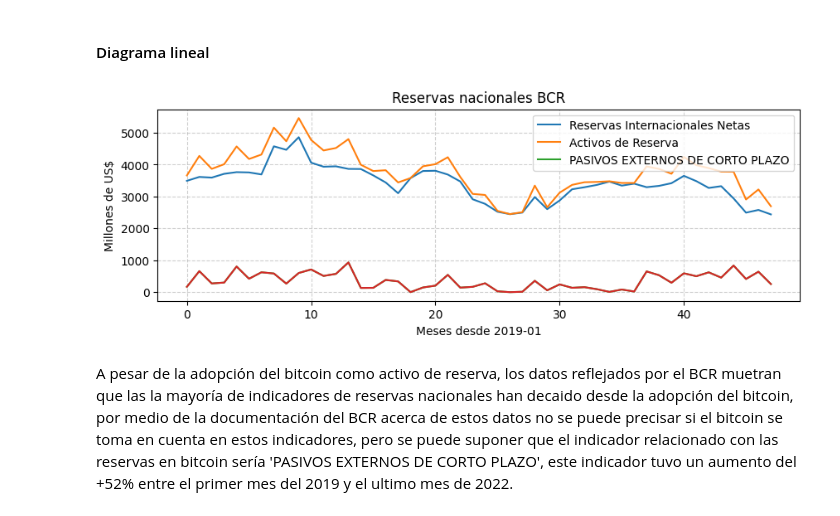
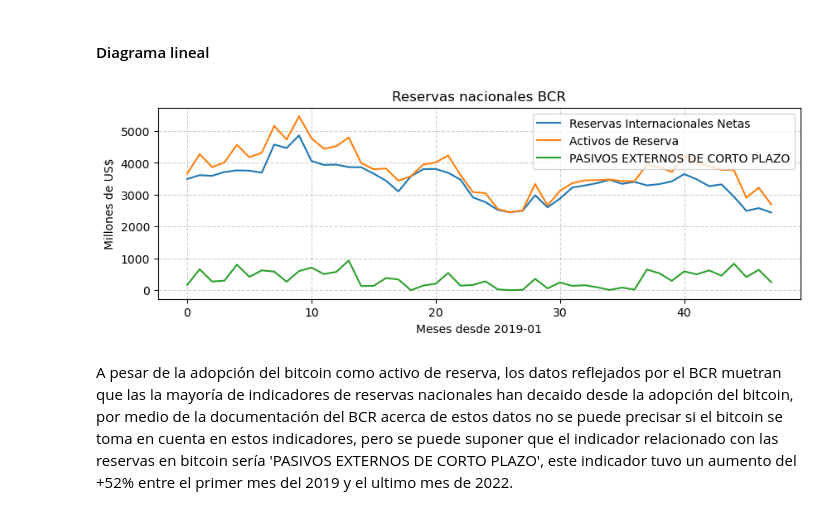
Before and after one commit to JosueRodriguezSams/CriptoSV---Samsung, a Jupyter notebook: Analisis_impacto_del_bitcoin.ipynb, the cells around one changed output. Drawn from its saved outputs; the diff is of its cells as text; code cells hidden in the pictures.

Commit message:
diagrama lineal de reserva nacional corregido

```diff
--- a/Analisis_impacto_del_bitcoin.ipynb
+++ b/Analisis_impacto_del_bitcoin.ipynb
@@ -316,17 +316,15 @@ df_reserva.to_csv('Datos_bitcoin/Reservas_BCR/reservasinternacionales.csv')
 #### Diagrama lineal
 # %%
 import matplotlib.pyplot as plt
-csv = pd.read_csv('Datos_bitcoin/Reservas_BCR/reservasinternacionales.csv') #dataframe ya procesado
-df_reserva2 = pd.DataFrame(csv)
+df_reserva2 = pd.read_csv('Datos_bitcoin/Reservas_BCR/reservasinternacionales.csv') #dataframe ya procesado
 
 df_reserva2.plot(kind='line',figsize=(10, 3),fontsize=10)
 plt.title('Reservas nacionales BCR')
-plt.plot(a, df_reserva2['PASIVOS EXTERNOS DE CORTO PLAZO'])
 plt.xlabel('Meses desde 2019-01'), plt.ylabel('Millones de US$')
 plt.grid(True, linestyle='--', alpha=0.6)
 plt.show()
 # %% [output]
-[figure, old version]
+[figure, new version]
 # %% [markdown]
 A pesar de la adopción del bitcoin como activo de reserva, los datos reflejados por el BCR muetran que las la mayoría de indicadores de reservas nacionales han decaido desde la adopción del bitcoin, por medio de la documentación del BCR acerca de estos datos no se puede precisar si el bitcoin se toma en cuenta en estos indicadores, pero se puede suponer que el indicador relacionado con las reservas en bitcoin sería 'PASIVOS EXTERNOS DE CORTO PLAZO', este indicador tuvo un aumento del +52% entre el primer mes del 2019 y el ultimo mes de 2022.
 # %% [markdown]
```
